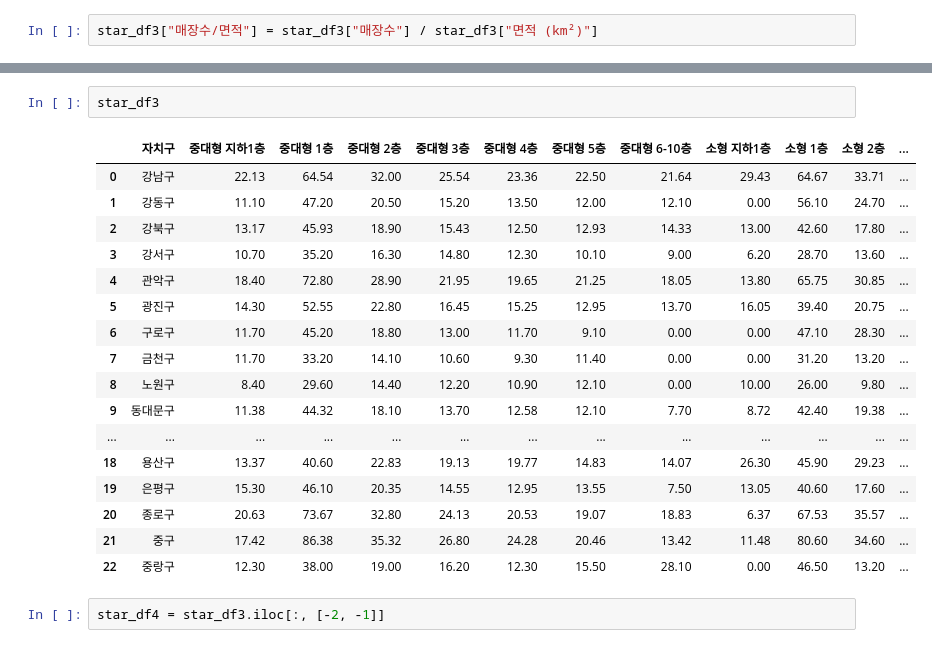
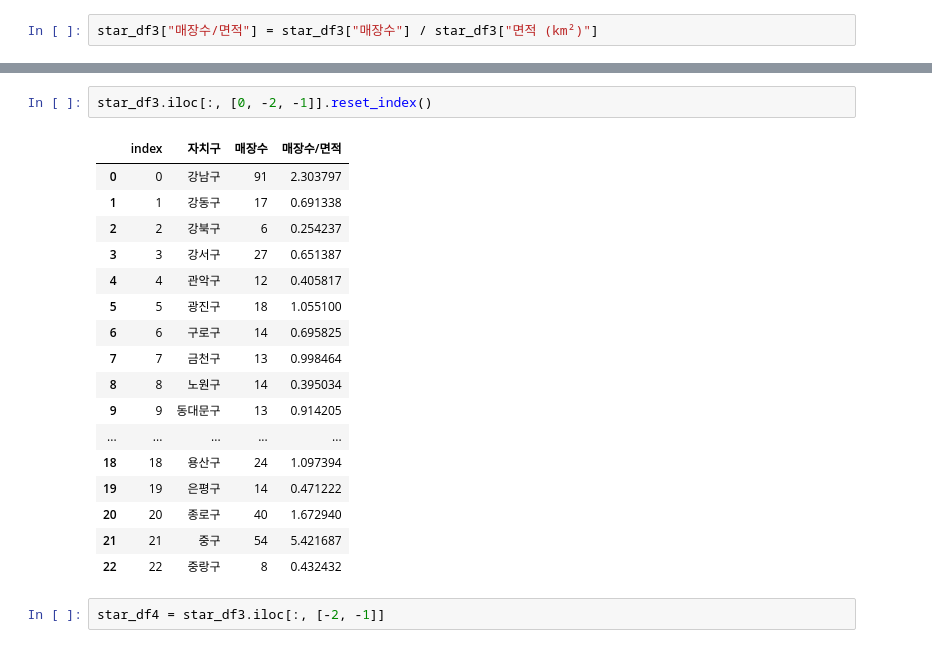
Before and after one commit to sangilhwang/downtown_walk, a Jupyter notebook: 별다방 분석/별다방 분석.ipynb, the cells around one changed output, grey strips where cells are left out. Cells and saved outputs as stored; diff of their text form.

```diff
--- a/별다방 분석/별다방 분석.ipynb
+++ b/별다방 분석/별다방 분석.ipynb
@@ -132,25 +168,25 @@ star_df3.iloc[:, 1:].corr()
 | 매장수 | 0.527233 | 0.352370 | 0.549524 | 0.606155 | 0.616125 | 0.599978 | 0.388741 | 0.333755 | 0.442661 | 0.556507 | 0.413215 | ... |
 | 매장수/면적 | 0.420288 | 0.609620 | 0.643378 | 0.624558 | 0.623814 | 0.497532 | 0.136639 | 0.160074 | 0.630873 | 0.554454 | -0.241263 | ... |
 # %%
-star_df3
+star_df3.iloc[:, [0, -2, -1]].reset_index()
 # %% [output]
-|  | 자치구 | 중대형 지하1층 | 중대형 1층 | 중대형 2층 | 중대형 3층 | 중대형 4층 | 중대형 5층 | 중대형 6-10층 | 소형 지하1층 | 소형 1층 | 소형 2층 | ... |
-| 0 | 강남구 | 22.13 | 64.54 | 32.00 | 25.54 | 23.36 | 22.50 | 21.64 | 29.43 | 64.67 | 33.71 | ... |
-| 1 | 강동구 | 11.10 | 47.20 | 20.50 | 15.20 | 13.50 | 12.00 | 12.10 | 0.00 | 56.10 | 24.70 | ... |
-| 2 | 강북구 | 13.17 | 45.93 | 18.90 | 15.43 | 12.50 | 12.93 | 14.33 | 13.00 | 42.60 | 17.80 | ... |
-| 3 | 강서구 | 10.70 | 35.20 | 16.30 | 14.80 | 12.30 | 10.10 | 9.00 | 6.20 | 28.70 | 13.60 | ... |
-| 4 | 관악구 | 18.40 | 72.80 | 28.90 | 21.95 | 19.65 | 21.25 | 18.05 | 13.80 | 65.75 | 30.85 | ... |
-| 5 | 광진구 | 14.30 | 52.55 | 22.80 | 16.45 | 15.25 | 12.95 | 13.70 | 16.05 | 39.40 | 20.75 | ... |
-| 6 | 구로구 | 11.70 | 45.20 | 18.80 | 13.00 | 11.70 | 9.10 | 0.00 | 0.00 | 47.10 | 28.30 | ... |
-| 7 | 금천구 | 11.70 | 33.20 | 14.10 | 10.60 | 9.30 | 11.40 | 0.00 | 0.00 | 31.20 | 13.20 | ... |
-| 8 | 노원구 | 8.40 | 29.60 | 14.40 | 12.20 | 10.90 | 12.10 | 0.00 | 10.00 | 26.00 | 9.80 | ... |
-| 9 | 동대문구 | 11.38 | 44.32 | 18.10 | 13.70 | 12.58 | 12.10 | 7.70 | 8.72 | 42.40 | 19.38 | ... |
-| ... | ... | ... | ... | ... | ... | ... | ... | ... | ... | ... | ... | ... |
-| 18 | 용산구 | 13.37 | 40.60 | 22.83 | 19.13 | 19.77 | 14.83 | 14.07 | 26.30 | 45.90 | 29.23 | ... |
-| 19 | 은평구 | 15.30 | 46.10 | 20.35 | 14.55 | 12.95 | 13.55 | 7.50 | 13.05 | 40.60 | 17.60 | ... |
-| 20 | 종로구 | 20.63 | 73.67 | 32.80 | 24.13 | 20.53 | 19.07 | 18.83 | 6.37 | 67.53 | 35.57 | ... |
-| 21 | 중구 | 17.42 | 86.38 | 35.32 | 26.80 | 24.28 | 20.46 | 13.42 | 11.48 | 80.60 | 34.60 | ... |
-| 22 | 중랑구 | 12.30 | 38.00 | 19.00 | 16.20 | 12.30 | 15.50 | 28.10 | 0.00 | 46.50 | 13.20 | ... |
+|  | index | 자치구 | 매장수 | 매장수/면적 |
+| 0 | 0 | 강남구 | 91 | 2.303797 |
+| 1 | 1 | 강동구 | 17 | 0.691338 |
+| 2 | 2 | 강북구 | 6 | 0.254237 |
+| 3 | 3 | 강서구 | 27 | 0.651387 |
+| 4 | 4 | 관악구 | 12 | 0.405817 |
+| 5 | 5 | 광진구 | 18 | 1.055100 |
+| 6 | 6 | 구로구 | 14 | 0.695825 |
+| 7 | 7 | 금천구 | 13 | 0.998464 |
+| 8 | 8 | 노원구 | 14 | 0.395034 |
+| 9 | 9 | 동대문구 | 13 | 0.914205 |
+| ... | ... | ... | ... | ... |
+| 18 | 18 | 용산구 | 24 | 1.097394 |
+| 19 | 19 | 은평구 | 14 | 0.471222 |
+| 20 | 20 | 종로구 | 40 | 1.672940 |
+| 21 | 21 | 중구 | 54 | 5.421687 |
+| 22 | 22 | 중랑구 | 8 | 0.432432 |
 # %%
 star_df4 = star_df3.iloc[:, [-2, -1]]
 # %%
```
Also changed, not shown: parts of 3 cells of this notebook, 6 other files.
